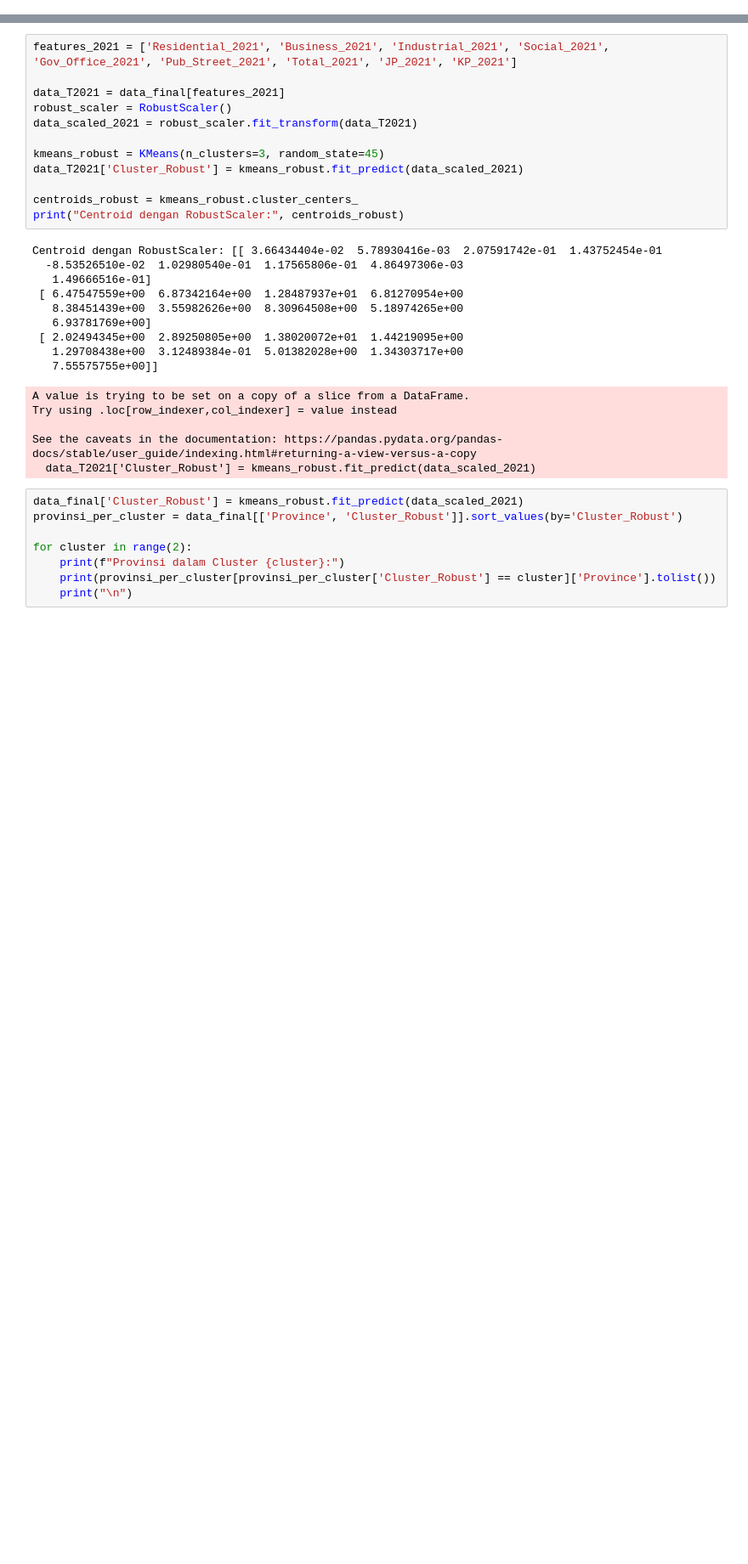
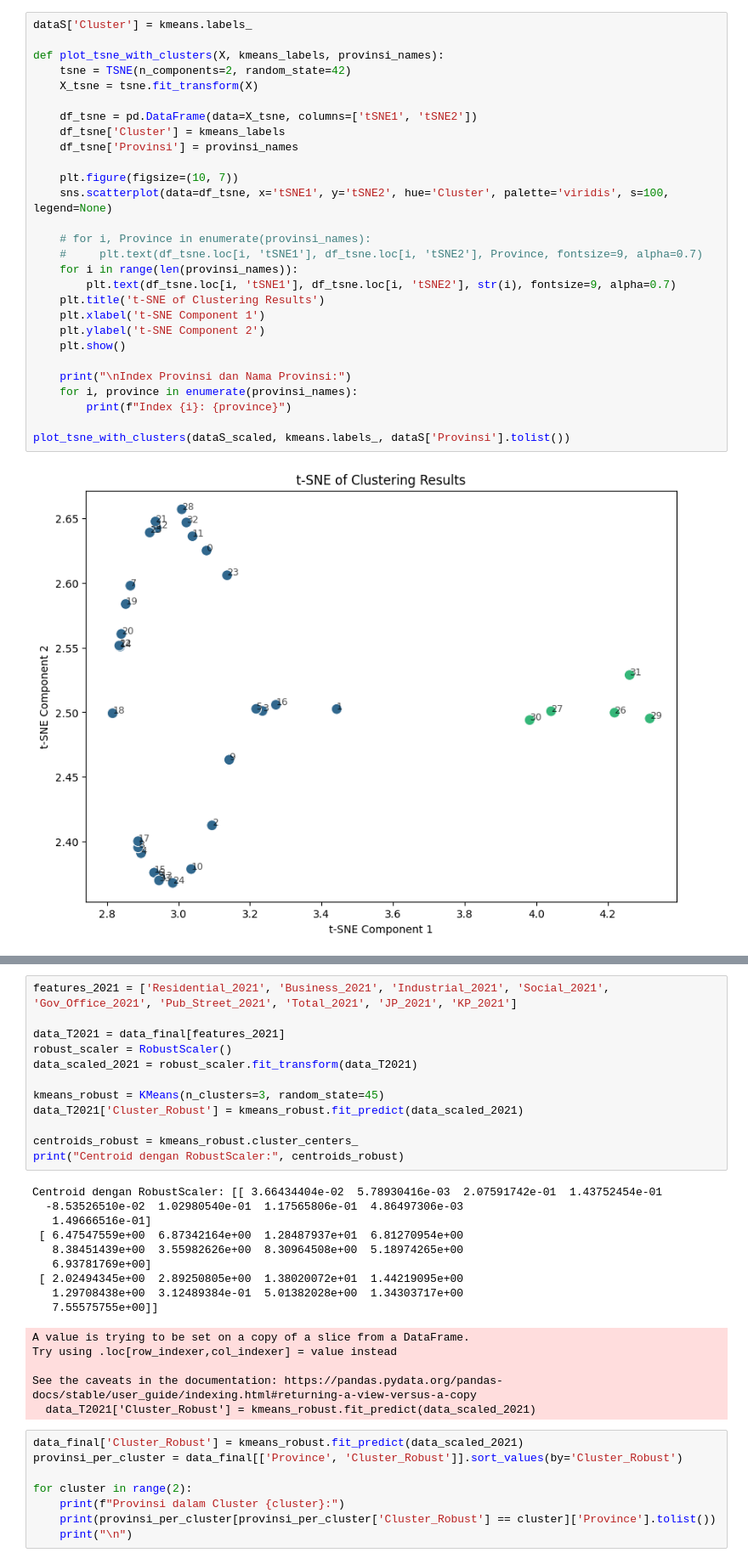
Before and after one commit to XQVWMM/konsumsi-listrik-notebook, a Jupyter notebook: Centroid.ipynb, the cells around one changed output, grey strips where cells are left out. Shown at 85% size. Drawn from its saved outputs; the diff is of its cells as text; blank space fills up the shorter version.

```diff
--- a/Centroid.ipynb
+++ b/Centroid.ipynb
@@ -23,0 +64,30 @@ datasets = {
+# %%
+dataS['Cluster'] = kmeans.labels_
+
+def plot_tsne_with_clusters(X, kmeans_labels, provinsi_names):
+    tsne = TSNE(n_components=2, random_state=42)
+    X_tsne = tsne.fit_transform(X)
+
+    df_tsne = pd.DataFrame(data=X_tsne, columns=['tSNE1', 'tSNE2'])
+    df_tsne['Cluster'] = kmeans_labels
+    df_tsne['Provinsi'] = provinsi_names
+
+    plt.figure(figsize=(10, 7))
+    sns.scatterplot(data=df_tsne, x='tSNE1', y='tSNE2', hue='Cluster', palette='viridis', s=100, legend=None)
+
+    # for i, Province in enumerate(provinsi_names):
+    #     plt.text(df_tsne.loc[i, 'tSNE1'], df_tsne.loc[i, 'tSNE2'], Province, fontsize=9, alpha=0.7)
+    for i in range(len(provinsi_names)):
+        plt.text(df_tsne.loc[i, 'tSNE1'], df_tsne.loc[i, 'tSNE2'], str(i), fontsize=9, alpha=0.7)
+    plt.title('t-SNE of Clustering Results')
+    plt.xlabel('t-SNE Component 1')
+    plt.ylabel('t-SNE Component 2')
+    plt.show()
+
+    print("\nIndex Provinsi dan Nama Provinsi:")
+    for i, province in enumerate(provinsi_names):
+        print(f"Index {i}: {province}")
+
+plot_tsne_with_clusters(dataS_scaled, kmeans.labels_, dataS['Provinsi'].tolist())
+# %% [output]
+[figure, added]
```
Also changed, not shown: parts of 4 cells of this notebook, 2 other files.
